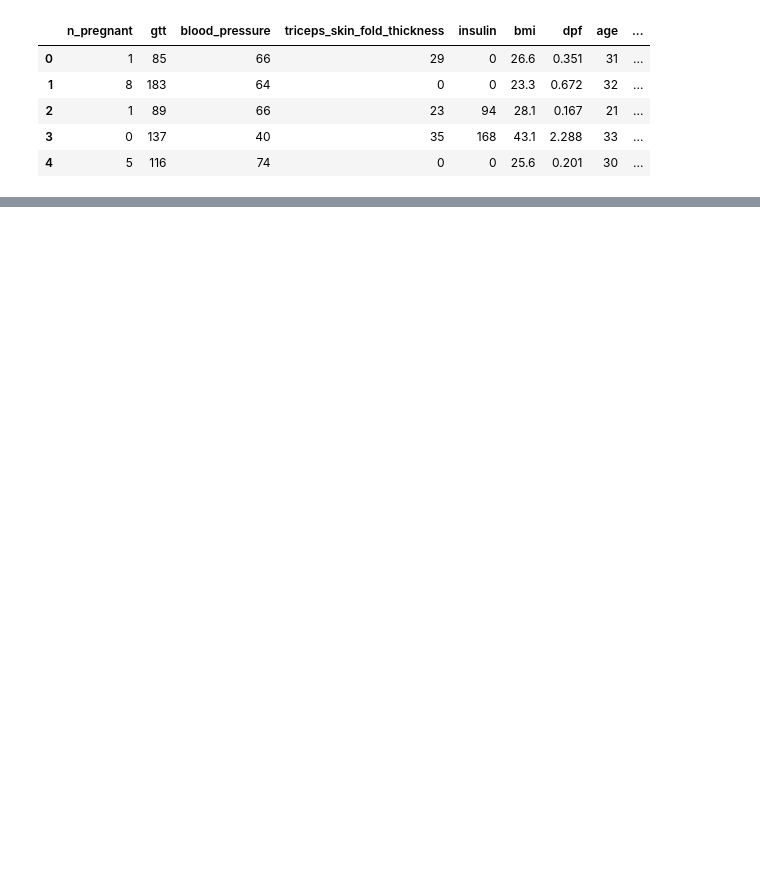
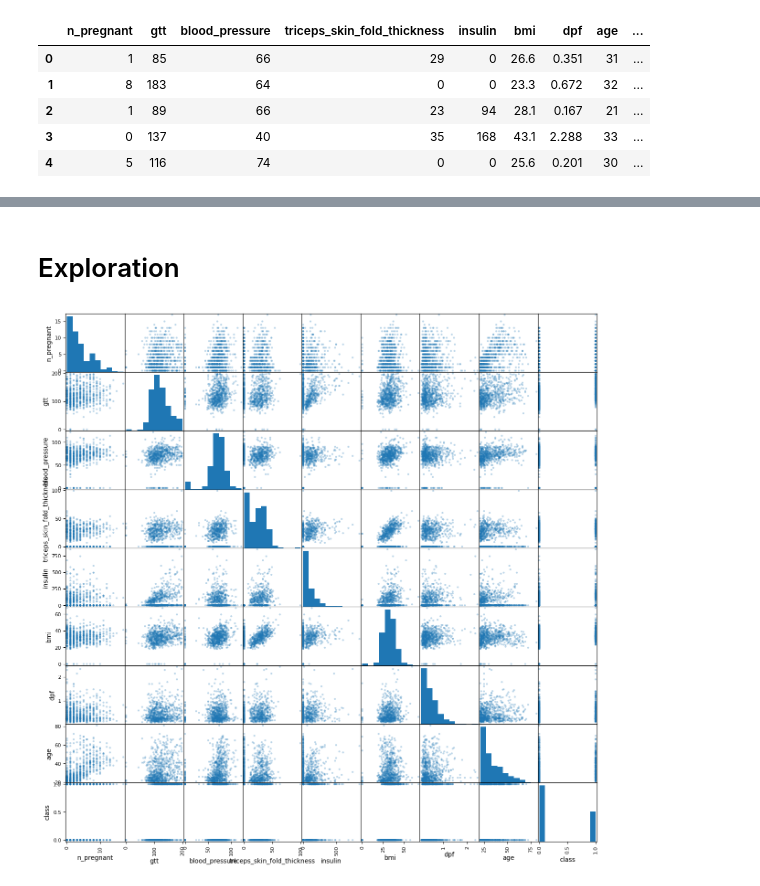
Before and after one commit to staldenhoefler/DataWranglingFHNW, a Jupyter notebook: pythonProject/MC_Diabetes/MC Diabetes.ipynb, the cells around one changed output, grey strips where cells are left out. Drawn from its saved outputs; the diff is of its cells as text; code cells hidden in the pictures; blank space fills up the shorter version.

```diff
--- a/pythonProject/MC_Diabetes/MC Diabetes.ipynb
+++ b/pythonProject/MC_Diabetes/MC Diabetes.ipynb
@@ -28,0 +43,8 @@ dataset.describe()
+# %% [markdown]
+# Exploration
+# %%
+# Bennenungen der Spalten 45 grad drehen
+scatter_matrix(dataset, alpha=0.3, figsize=(15, 15), diagonal='hist')
+plt.show()
+# %% [output]
+[figure, added]
```
Also changed, not shown: parts of 3 cells of this notebook.
